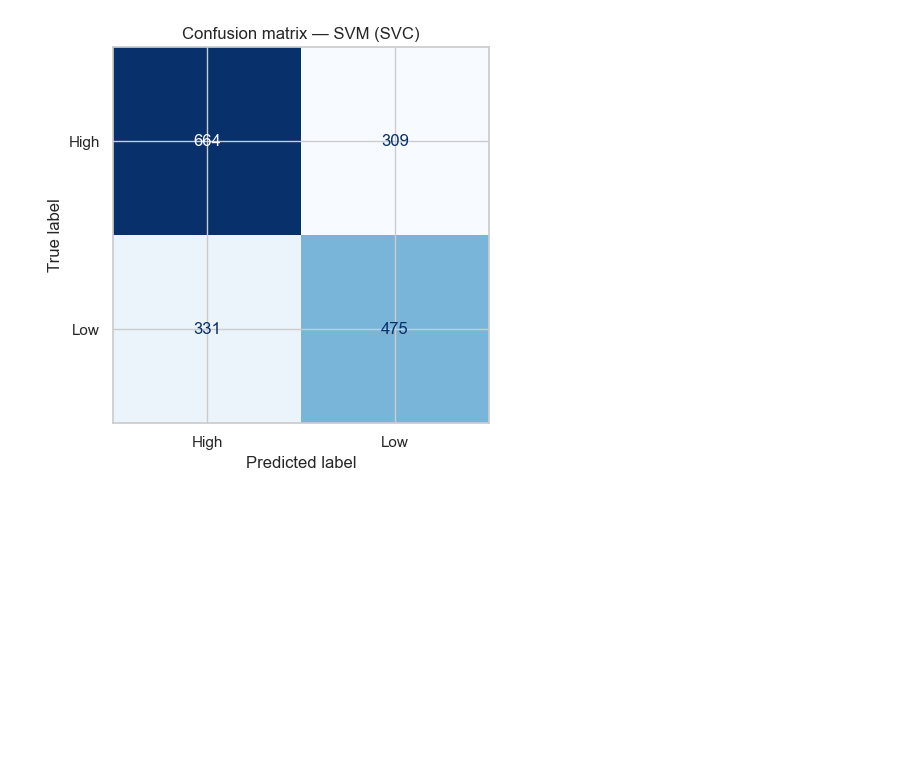
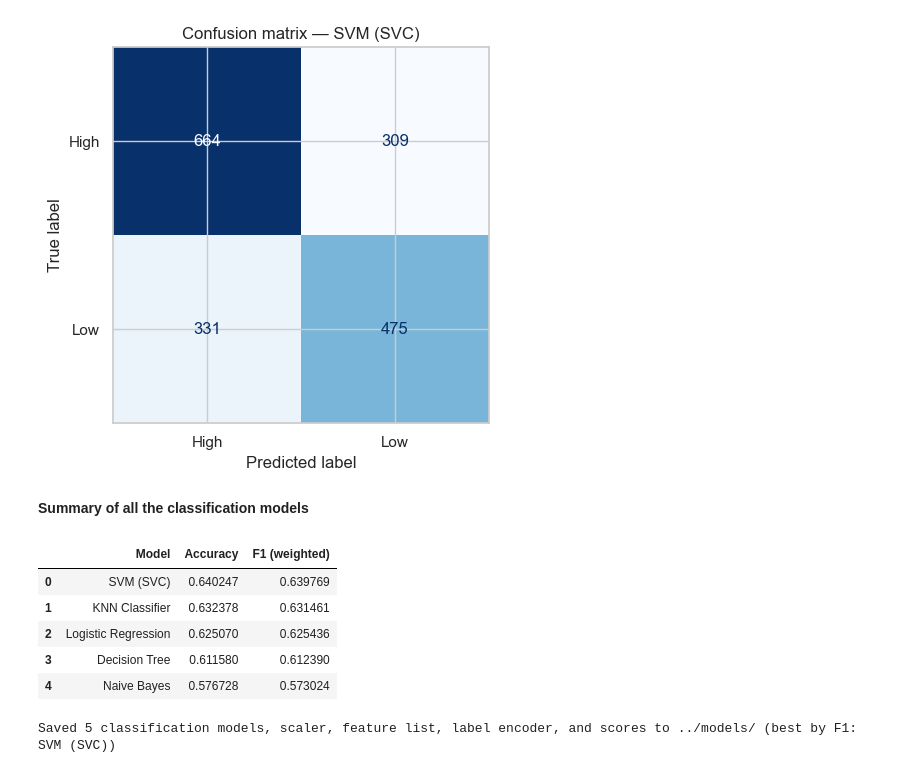
Before and after one commit to Kamalini29/ML-Capstone, a Jupyter notebook: notebooks/Classification.ipynb, the cells around one changed output. Saved outputs shown, nothing was run; the diff lists cells and outputs as text; code cells hidden in the pictures; blank space fills up the shorter version.

Commit message:
Add summary

```diff
--- a/notebooks/Classification.ipynb
+++ b/notebooks/Classification.ipynb
@@ -323,3 +323,30 @@ svc = evaluate_clf("SVM (SVC)", SVC(C=1.0, kernel="rbf", random_state=RANDOM_STA
 # %% [output]
 SVM (SVC)              Accuracy=0.6402  F1(weighted)=0.6398
 [figure]
+# %% [markdown]
+**Summary of all the classification models**
+# %%
+clf_results_df = pd.DataFrame(clf_results).sort_values("F1 (weighted)", ascending=False).reset_index(drop=True)
+clf_results_df
+# %% [output]
+|  | Model | Accuracy | F1 (weighted) |
+| 0 | SVM (SVC) | 0.640247 | 0.639769 |
+| 1 | KNN Classifier | 0.632378 | 0.631461 |
+| 2 | Logistic Regression | 0.625070 | 0.625436 |
+| 3 | Decision Tree | 0.611580 | 0.612390 |
+| 4 | Naive Bayes | 0.576728 | 0.573024 |
+# %%
+import joblib
+
+best_clf_name = clf_results_df.iloc[0]["Model"]
+
+joblib.dump(all_classification_models, "../models/classification_all_models.pkl")
+joblib.dump(scaler, "../models/classification_scaler.pkl")
+joblib.dump(list(X_train_scaled.columns), "../models/classification_feature_names.pkl")
+joblib.dump(le, "../models/classification_label_encoder.pkl")
+clf_results_df.to_csv("../models/classification_model_scores.csv", index=False)
+
+print(f"Saved {len(all_classification_models)} classification models, scaler, feature list, "
+      f"label encoder, and scores to ../models/ (best by F1: {best_clf_name})")
+# %% [output]
+Saved 5 classification models, scaler, feature list, label encoder, and scores to ../models/ (best by F1: SVM (SVC))
```
Also changed, not shown: 1 other file.
